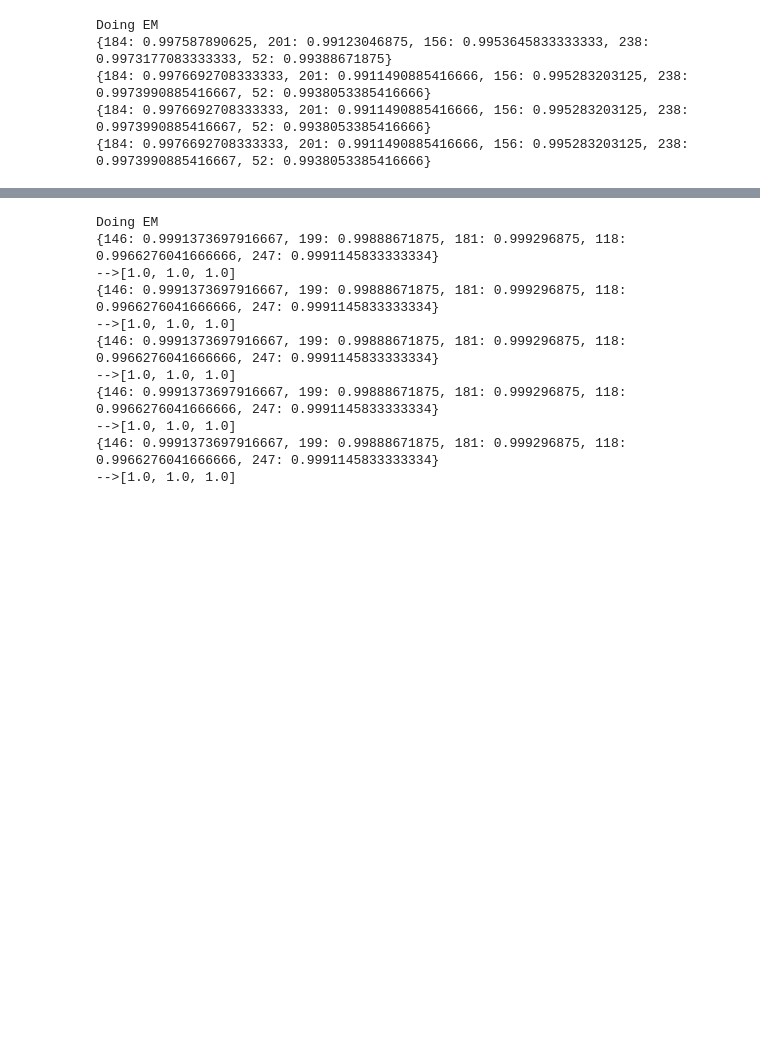
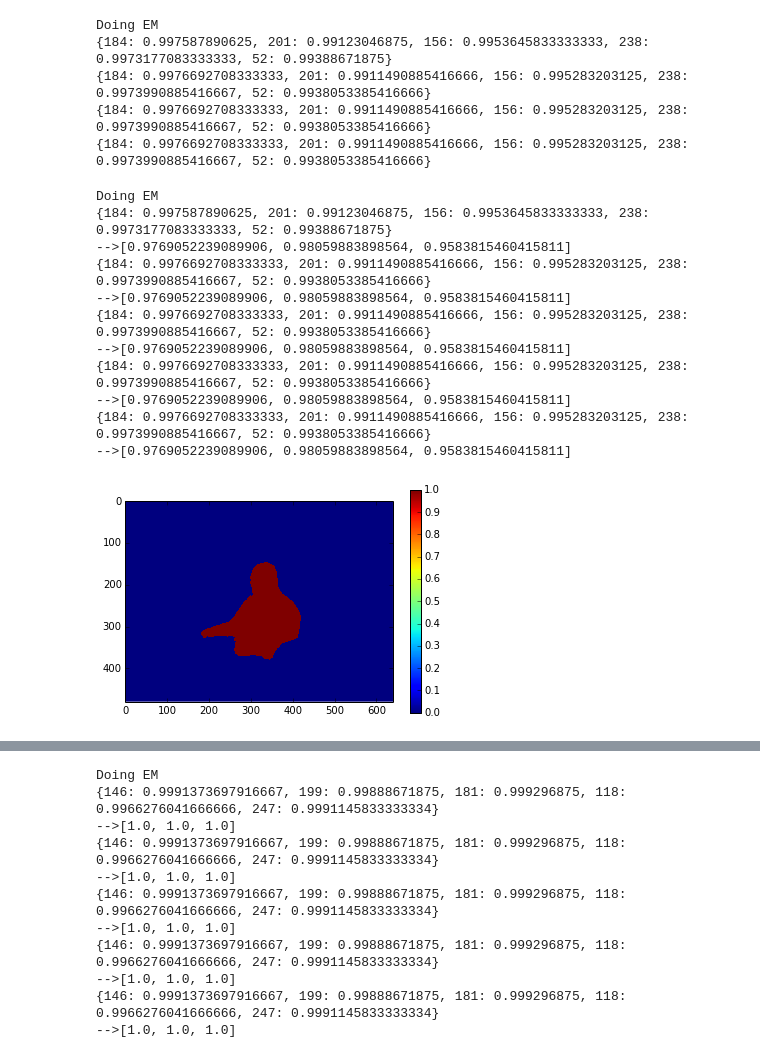
Before and after one commit to cognoscentai/segmentation, a Jupyter notebook: ipynb/Final Pipeline.ipynb, the cells around one changed output, grey strips where cells are left out. Cells and saved outputs as stored; diff of their text form; code cells hidden in the pictures; blank space fills up the shorter version.

```diff
--- a/ipynb/Final Pipeline.ipynb
+++ b/ipynb/Final Pipeline.ipynb
@@ -163,6 +163,21 @@ Doing EM
 {184: 0.9976692708333333, 201: 0.9911490885416666, 156: 0.995283203125, 238: 0.9973990885416667, 52: 0.9938053385416666}
 {184: 0.9976692708333333, 201: 0.9911490885416666, 156: 0.995283203125, 238: 0.9973990885416667, 52: 0.9938053385416666}
 {184: 0.9976692708333333, 201: 0.9911490885416666, 156: 0.995283203125, 238: 0.9973990885416667, 52: 0.9938053385416666}
+# %%
+do_EM_for(sample, objid,0,rerun_existing=True,PLOT=True)
+# %% [output]
+Doing EM
+{184: 0.997587890625, 201: 0.99123046875, 156: 0.9953645833333333, 238: 0.9973177083333333, 52: 0.99388671875}
+-->[0.9769052239089906, 0.98059883898564, 0.9583815460415811]
+{184: 0.9976692708333333, 201: 0.9911490885416666, 156: 0.995283203125, 238: 0.9973990885416667, 52: 0.9938053385416666}
+-->[0.9769052239089906, 0.98059883898564, 0.9583815460415811]
+{184: 0.9976692708333333, 201: 0.9911490885416666, 156: 0.995283203125, 238: 0.9973990885416667, 52: 0.9938053385416666}
+-->[0.9769052239089906, 0.98059883898564, 0.9583815460415811]
+{184: 0.9976692708333333, 201: 0.9911490885416666, 156: 0.995283203125, 238: 0.9973990885416667, 52: 0.9938053385416666}
+-->[0.9769052239089906, 0.98059883898564, 0.9583815460415811]
+{184: 0.9976692708333333, 201: 0.9911490885416666, 156: 0.995283203125, 238: 0.9973990885416667, 52: 0.9938053385416666}
+-->[0.9769052239089906, 0.98059883898564, 0.9583815460415811]
+[figure, added]
 # %%
 do_EM_for(sample, objid,1,rerun_existing=True,PLOT=True)
 # %% [output]
```
Also changed, not shown: parts of 3 cells of this notebook, 1 other file.
